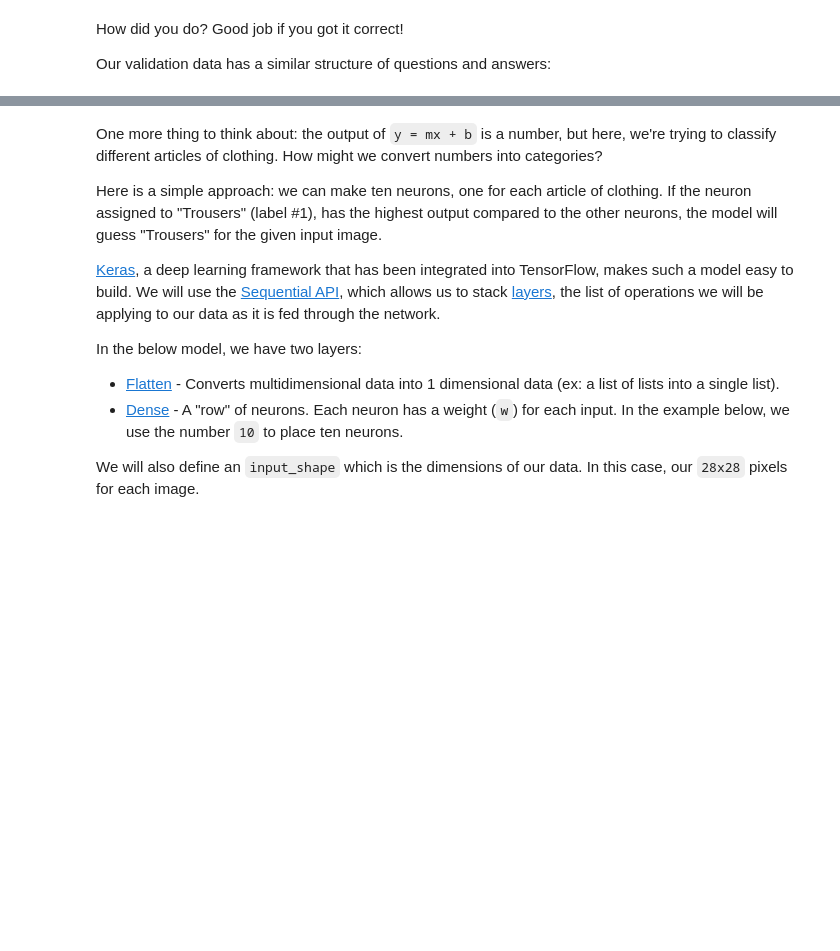
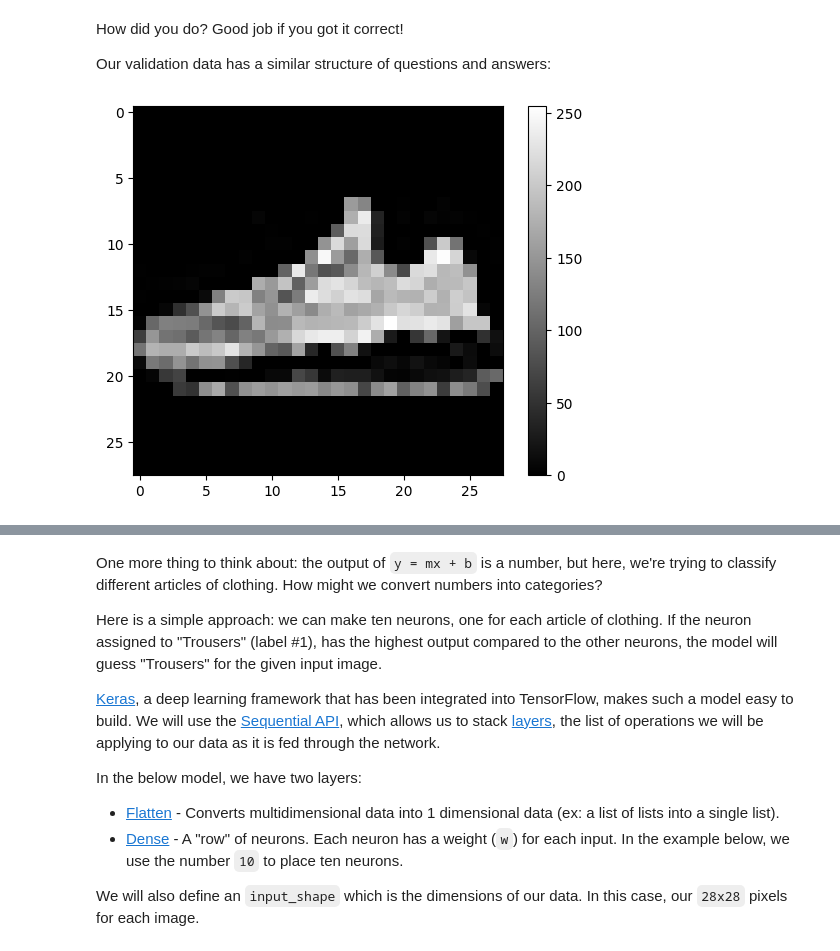
Before and after one commit to kareless1323/ePiframe, a Jupyter notebook: building-a-brain/BuildingABrain.ipynb, the cells around one changed output, grey strips where cells are left out. Cells and saved outputs as stored; diff of their text form; code cells hidden in the pictures; blank space fills up the shorter version.

```diff
--- a/building-a-brain/BuildingABrain.ipynb
+++ b/building-a-brain/BuildingABrain.ipynb
@@ -72,6 +111,19 @@ train_labels[data_idx]
 How did you do? Good job if you got it correct!
 
 Our validation data has a similar structure of questions and answers:
+# %%
+import matplotlib.pyplot as plt
+
+# The question number to quiz with. Feel free to change up to 9999.
+data_idx = 6174
+
+plt.figure()
+plt.imshow(valid_images[data_idx], cmap='gray')
+plt.colorbar()
+plt.grid(False)
+plt.show()
+# %% [output]
+[figure, added]
 # %%
 import matplotlib.pyplot as plt
 
```
Also changed, not shown: parts of 22 cells of this notebook.
